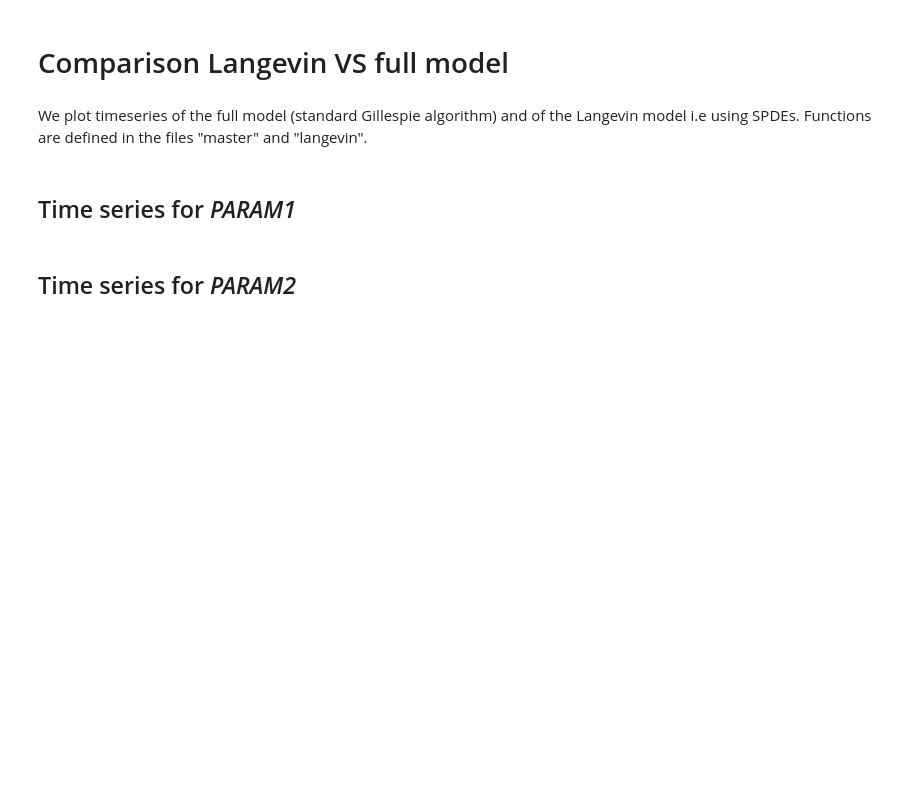
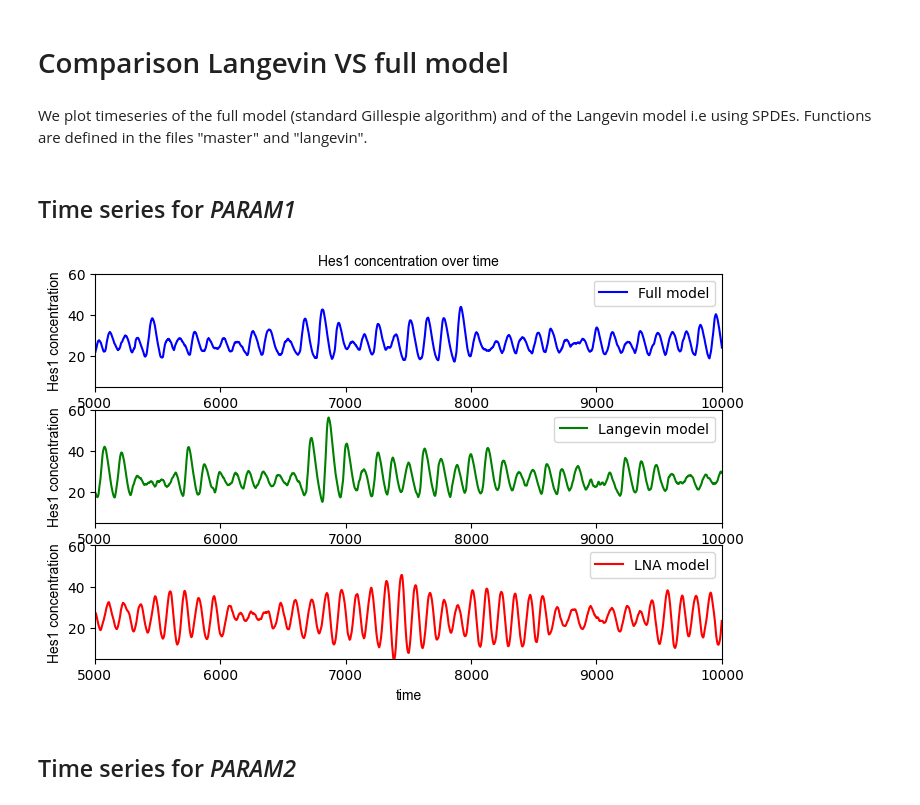
Before and after one commit to Lord-Fufu/MSc-Dissertation-2022---St-Andrews, a Jupyter notebook: plotsForArticle-timeSeries.ipynb, the cells around one changed output. Cells and saved outputs as stored; diff of their text form; code cells hidden in the pictures; blank space fills up the shorter version.

```diff
--- a/plotsForArticle-timeSeries.ipynb
+++ b/plotsForArticle-timeSeries.ipynb
@@ -277,14 +323,14 @@ mu_p=0.03
 h=4.1
 P_0=10
 
-T=1000
+T=10000
 delta_t=0.001
 
 n_t=int(T/delta_t)
 
-val_lambda=0.1
-val_Omega=1
-val_tau=19.7
+val_lambda=1
+val_Omega=500
+val_tau=18.7
 # %%
 m_stat,p_stat = utils.resolve_stationary_state(alpha_m,mu_m,alpha_p,mu_p,h,P_0)
 # %%
@@ -327,40 +373,42 @@ Hes1_trajm_toPlot=spinter.interp1d(time_trajm,Hes1_trajm,kind="zero")(t_ref)
 # %%
 fig,ax=plt.subplots(3,1,figsize=(5*ratio,5))
 
 ax[0].set_title('Hes1 concentration over time',fontdict=font)
 ax[0].set_ylabel('Hes1 concentration',fontdict=font)
 
-#ax[0].set_ylim(15,35)
-#ax[0].set_xlim(5000,10000)
+ax[0].set_ylim(5,60)
+ax[0].set_xlim(5000,10000)
 
 linem,=ax[0].plot(time_trajm,Hes1_trajm, color = 'blue')
 ax[0].legend([linem], ['Full model'], loc='upper right')
 
 
 
 ax[1].set_ylabel('Hes1 concentration',fontdict=font)
 
-#ax[1].set_ylim(15,35)
-#ax[1].set_xlim(5000,10000)
+ax[1].set_ylim(5,60)
+ax[1].set_xlim(5000,10000)
 
 linel,=ax[1].plot(time_trajl,Hes1_trajl, color = 'green')
 ax[1].legend([linel], ['Langevin model'], loc='upper right')
 
 
 
 ax[2].set_xlabel('time',fontdict=font)
 ax[2].set_ylabel('Hes1 concentration',fontdict=font)
 
-#ax[2].set_ylim(15,35)
-#ax[2].set_xlim(5000,10000)
+ax[2].set_ylim(5,60)
+ax[2].set_xlim(5000,10000)
 
 linelna,=ax[2].plot(time_trajlna,Hes1_trajlna, color = 'red')
 ax[2].legend([linelna], ['LNA model'], loc='upper right')
 
 
 
-plt.savefig(read_directory+'\\plots\\trajP - comparison Full vs Langevin - param1.pdf')
+#plt.savefig(read_directory+'\\plots\\trajP - comparison Full vs Langevin - param1.pdf')
 plt.show()
+# %% [output]
+[figure, added]
 # %%
 fig,ax=plt.subplots(3,1,figsize=(5*ratio,5))
 
```
Also changed, not shown: parts of 17 cells of this notebook, 2 other files.
